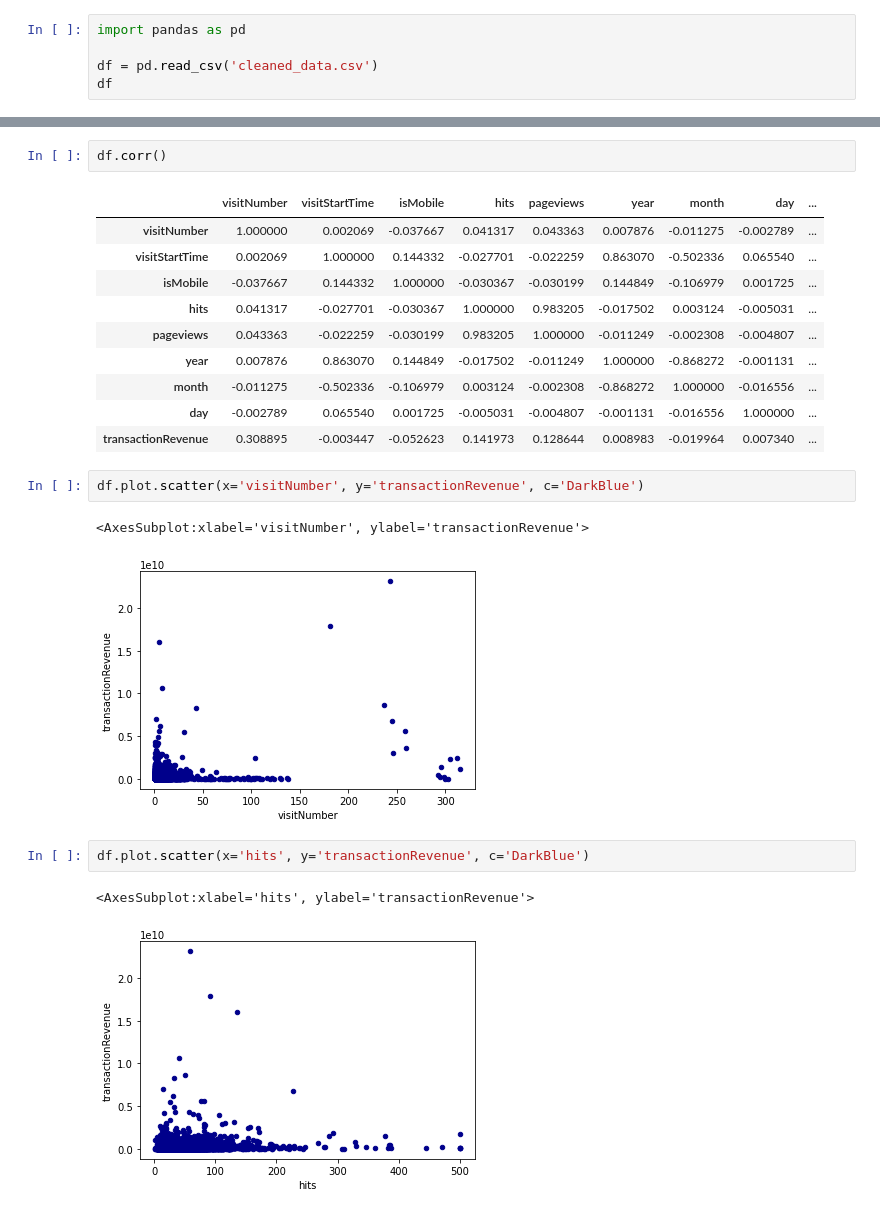
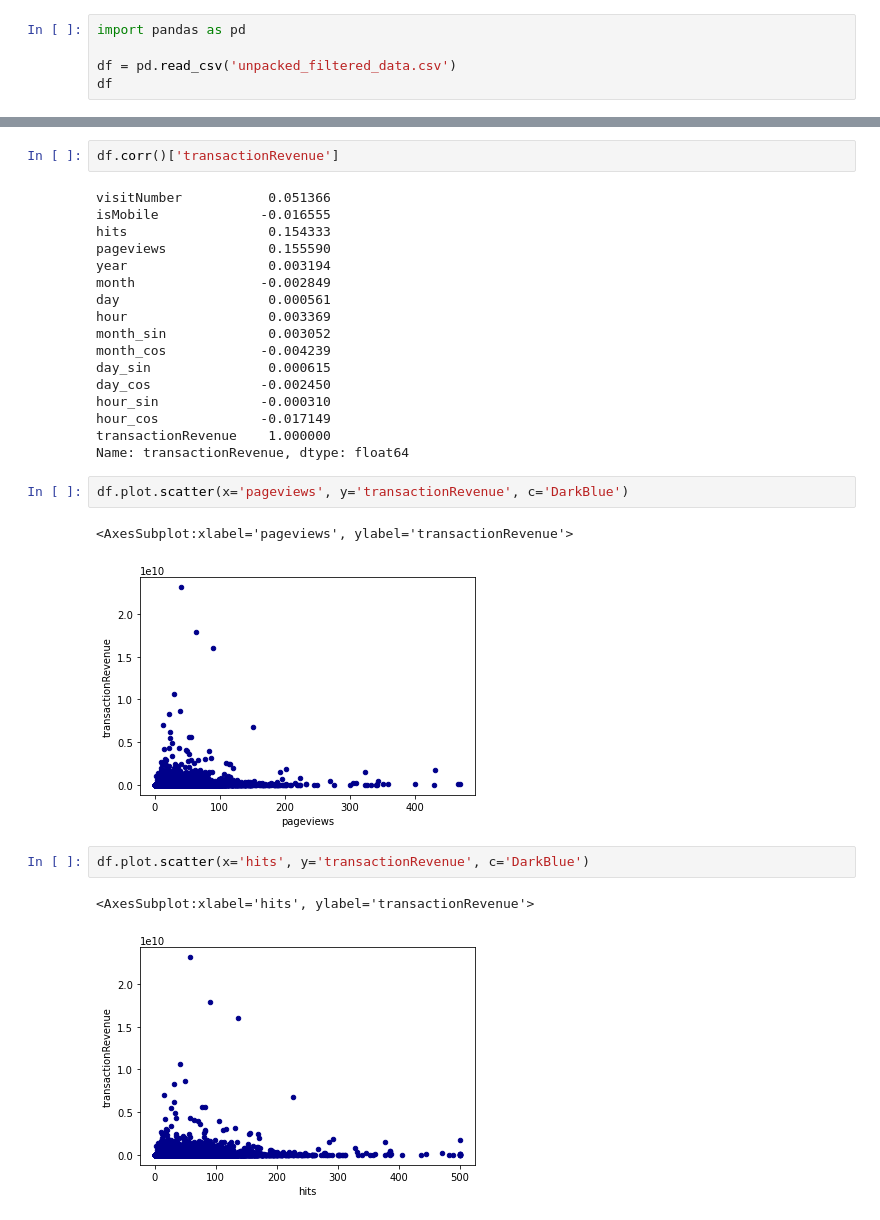
Before and after one commit to mitali0087/Google-Analytics-Customer-Revenue-Prediction, a Jupyter notebook: Encoding Data.ipynb, the cells around one changed output, grey strips where cells are left out. Drawn from its saved outputs; the diff is of its cells as text.

```diff
--- a/Encoding Data.ipynb
+++ b/Encoding Data.ipynb
@@ -1,6 +1,6 @@
 # %%
 import pandas as pd
 
-df = pd.read_csv('cleaned_data.csv')
+df = pd.read_csv('unpacked_filtered_data.csv')
 df
 # %% [output]
@@ -52,23 +52,29 @@ df.describe()
 # %%
-df.corr()
+df.corr()['transactionRevenue']
 # %% [output]
-|  | visitNumber | visitStartTime | isMobile | hits | pageviews | year | month | day | ... |
-| visitNumber | 1.000000 | 0.002069 | -0.037667 | 0.041317 | 0.043363 | 0.007876 | -0.011275 | -0.002789 | ... |
-| visitStartTime | 0.002069 | 1.000000 | 0.144332 | -0.027701 | -0.022259 | 0.863070 | -0.502336 | 0.065540 | ... |
-| isMobile | -0.037667 | 0.144332 | 1.000000 | -0.030367 | -0.030199 | 0.144849 | -0.106979 | 0.001725 | ... |
-| hits | 0.041317 | -0.027701 | -0.030367 | 1.000000 | 0.983205 | -0.017502 | 0.003124 | -0.005031 | ... |
-| pageviews | 0.043363 | -0.022259 | -0.030199 | 0.983205 | 1.000000 | -0.011249 | -0.002308 | -0.004807 | ... |
-| year | 0.007876 | 0.863070 | 0.144849 | -0.017502 | -0.011249 | 1.000000 | -0.868272 | -0.001131 | ... |
-| month | -0.011275 | -0.502336 | -0.106979 | 0.003124 | -0.002308 | -0.868272 | 1.000000 | -0.016556 | ... |
-| day | -0.002789 | 0.065540 | 0.001725 | -0.005031 | -0.004807 | -0.001131 | -0.016556 | 1.000000 | ... |
-| transactionRevenue | 0.308895 | -0.003447 | -0.052623 | 0.141973 | 0.128644 | 0.008983 | -0.019964 | 0.007340 | ... |
+visitNumber           0.051366
+isMobile             -0.016555
+hits                  0.154333
+pageviews             0.155590
+year                  0.003194
+month                -0.002849
+day                   0.000561
+hour                  0.003369
+month_sin             0.003052
+month_cos            -0.004239
+day_sin               0.000615
+day_cos              -0.002450
+hour_sin             -0.000310
+hour_cos             -0.017149
+transactionRevenue    1.000000
+Name: transactionRevenue, dtype: float64
 # %%
-df.plot.scatter(x='visitNumber', y='transactionRevenue', c='DarkBlue')
+df.plot.scatter(x='pageviews', y='transactionRevenue', c='DarkBlue')
 # %% [output]
-<AxesSubplot:xlabel='visitNumber', ylabel='transactionRevenue'>
+<AxesSubplot:xlabel='pageviews', ylabel='transactionRevenue'>
-[figure, old version]
+[figure, new version]
 # %%
 df.plot.scatter(x='hits', y='transactionRevenue', c='DarkBlue')
 # %% [output]
 <AxesSubplot:xlabel='hits', ylabel='transactionRevenue'>
-[figure, old version]
+[figure, new version]
```
Also changed, not shown: parts of 22 cells of this notebook, 4 other files.
